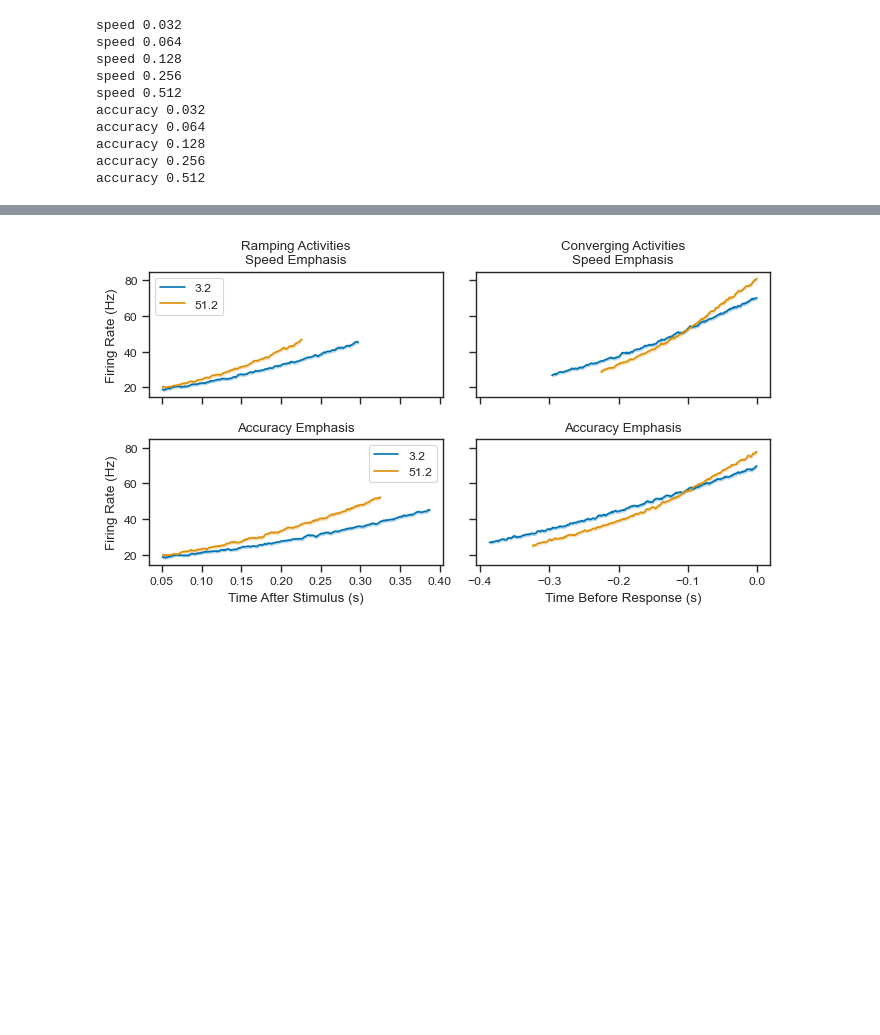
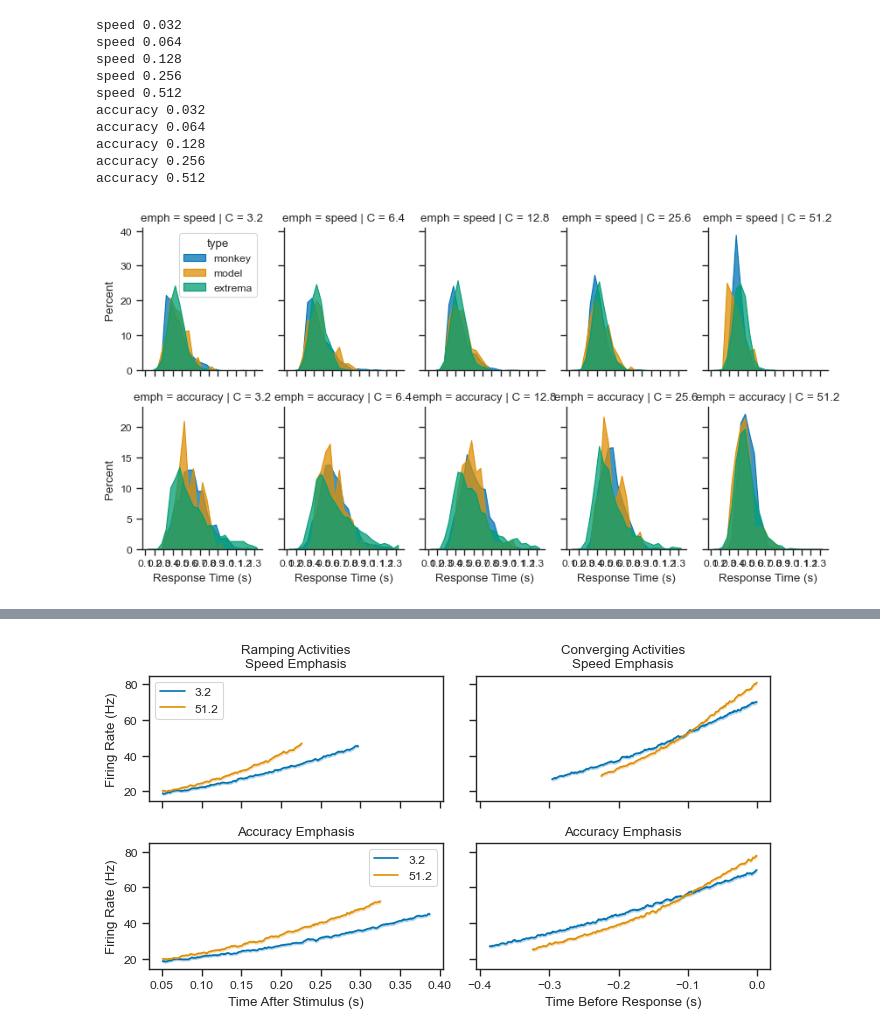
Before and after one commit to psipeter/speed-accuracy-tradeoff, a Jupyter notebook: hanks_compare.ipynb, the cells around one changed output, grey strips where cells are left out. Cells and saved outputs as stored; diff of their text form; code cells hidden in the pictures; blank space fills up the shorter version.

```diff
--- a/hanks_compare.ipynb
+++ b/hanks_compare.ipynb
@@ -581 +591,5 @@ simulate_extrema(
+# %%
+plot_RTs("hanks_model_june20", "hanks_extrema_june21", "hanks2014_behavior", bins=np.arange(0.1, 1.4, 0.05))
+# %% [output]
+[figure, added]
 # %%
```
Also changed, not shown: parts of 11 cells of this notebook, 2 other files.
